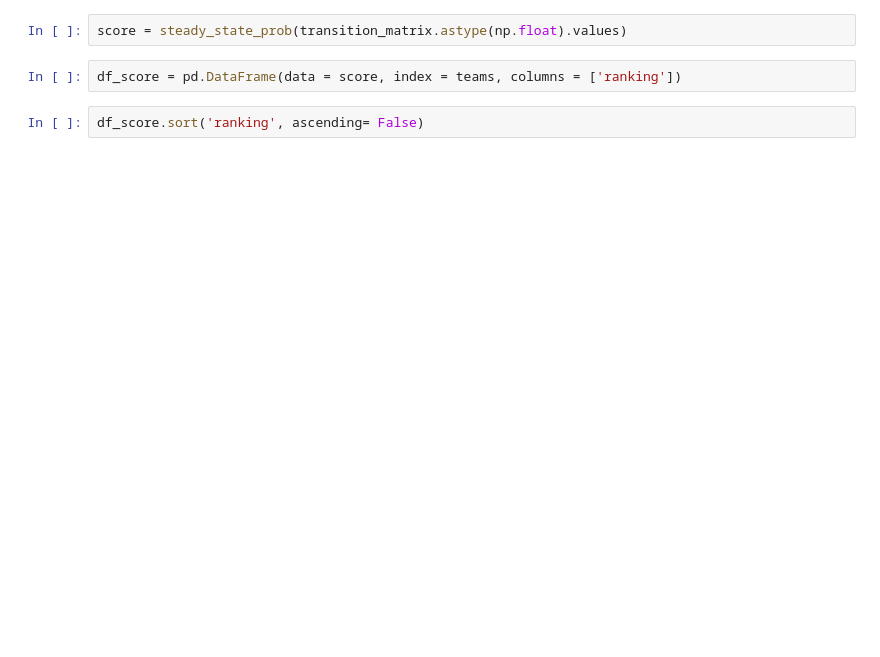
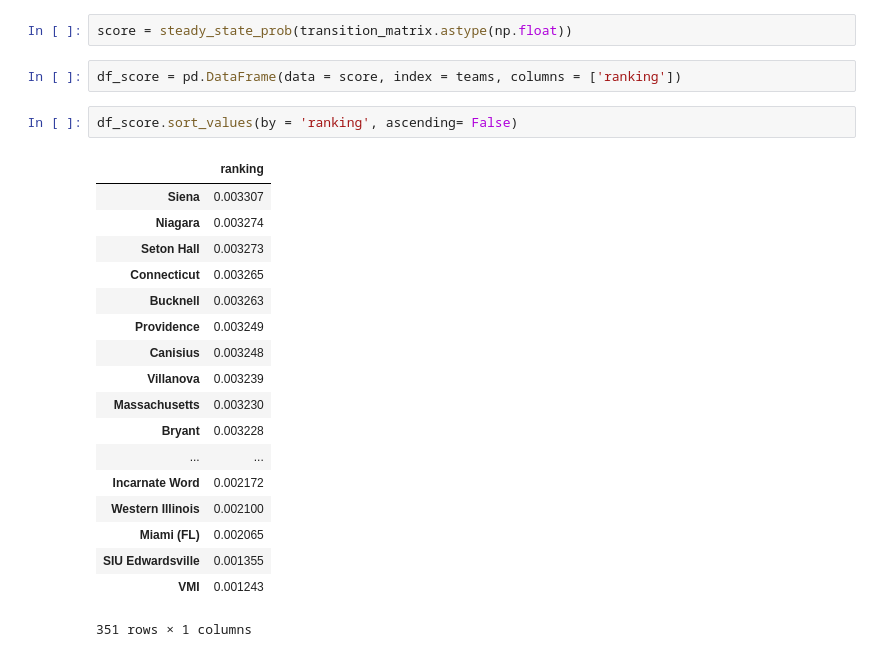
Before and after one commit to ettoredangelo/LRMC, a Jupyter notebook: LRMC.ipynb, the cells around one changed output. Saved outputs shown, nothing was run; the diff lists cells and outputs as text; blank space fills up the shorter version.

Commit message:
LRMC ranking

```diff
--- a/LRMC.ipynb
+++ b/LRMC.ipynb
@@ -162,8 +181,27 @@ def steady_state_prob(p):
     bQT = np.ones(dim)
     return np.linalg.solve(QTQ, bQT)
 # %%
-score = steady_state_prob(transition_matrix.astype(np.float).values)
+score = steady_state_prob(transition_matrix.astype(np.float))
 # %%
 df_score = pd.DataFrame(data = score, index = teams, columns = ['ranking'])
 # %%
-df_score.sort('ranking', ascending= False)
+df_score.sort_values(by = 'ranking', ascending= False)
+# %% [output]
+|  | ranking |
+| Siena | 0.003307 |
+| Niagara | 0.003274 |
+| Seton Hall | 0.003273 |
+| Connecticut | 0.003265 |
+| Bucknell | 0.003263 |
+| Providence | 0.003249 |
+| Canisius | 0.003248 |
+| Villanova | 0.003239 |
+| Massachusetts | 0.003230 |
+| Bryant | 0.003228 |
+| ... | ... |
+| Incarnate Word | 0.002172 |
+| Western Illinois | 0.002100 |
+| Miami (FL) | 0.002065 |
+| SIU Edwardsville | 0.001355 |
+| VMI | 0.001243 |
+351 rows × 1 columns
```
Also changed, not shown: parts of 8 cells of this notebook, 4 other files.
